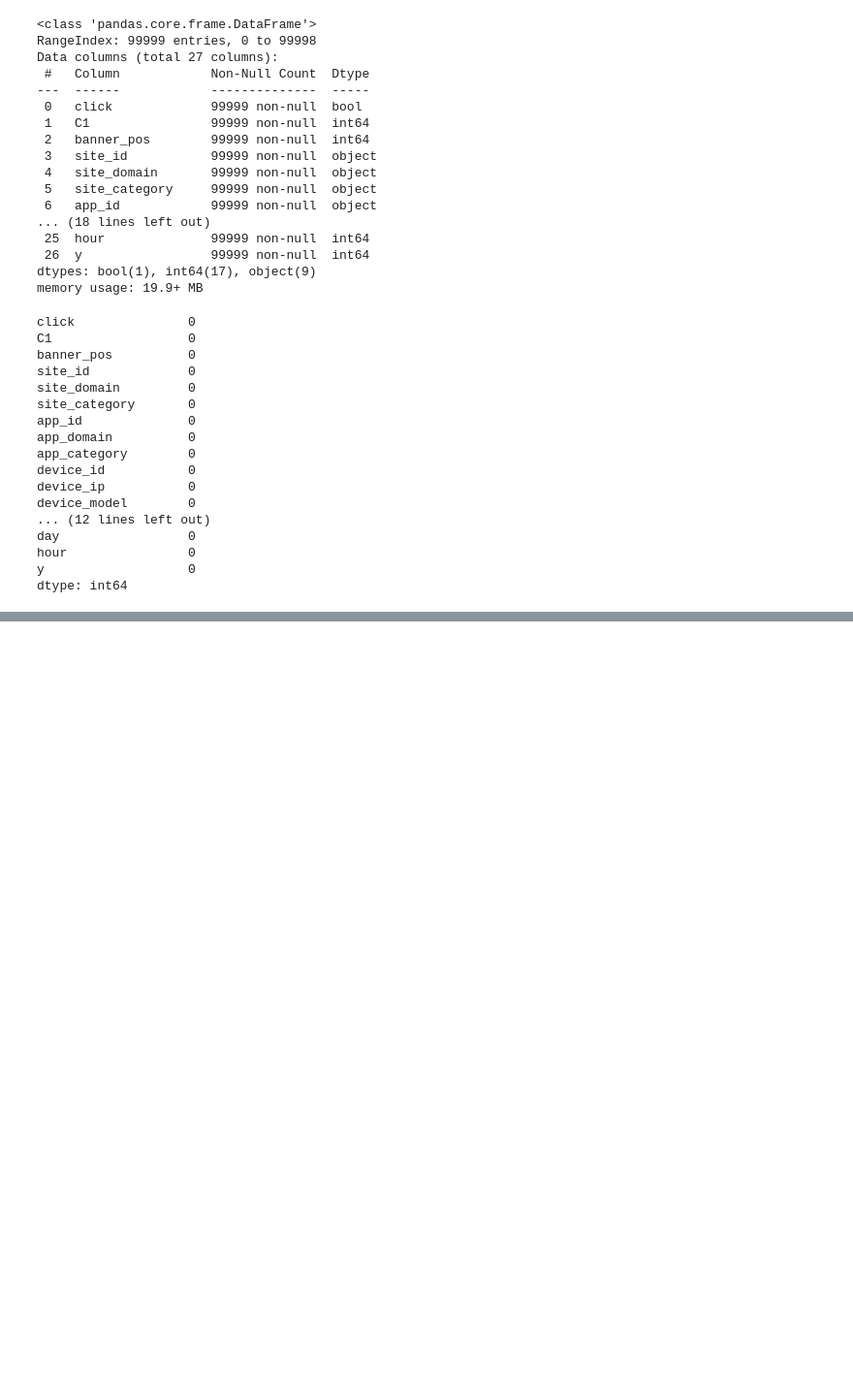
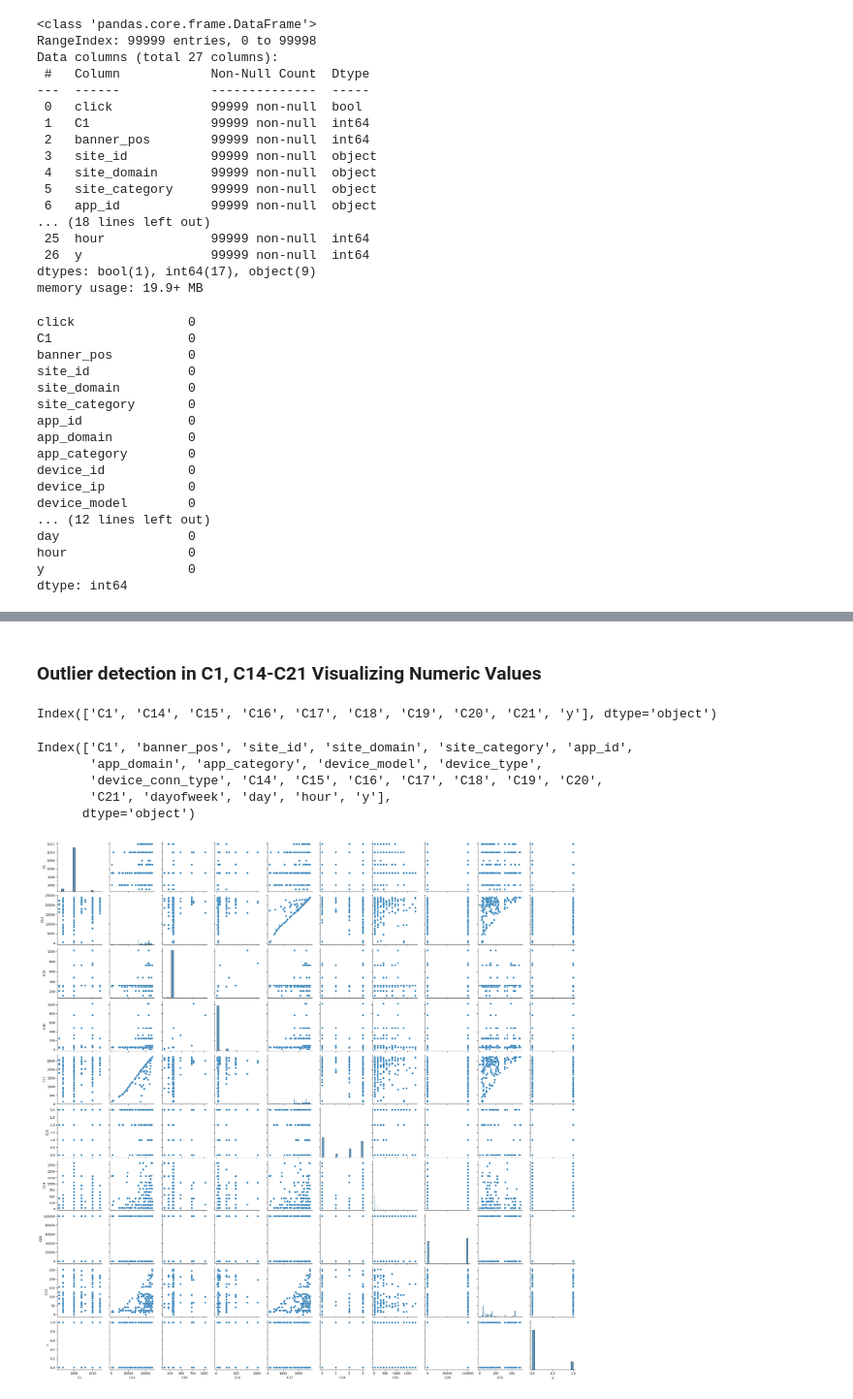
Before and after one commit to ussahil/CapstonePojectCTR, a Jupyter notebook: capstone.ipynb, the cells around one changed output, grey strips where cells are left out. Shown at 97% size. Saved outputs shown, nothing was run; the diff lists cells and outputs as text; code cells hidden in the pictures; blank space fills up the shorter version.

```diff
--- a/capstone.ipynb
+++ b/capstone.ipynb
@@ -97,0 +102,3 @@ df[df.duplicated()]
+# %%
+df.drop_duplicates(inplace=True)
+# Dropping duplicates
@@ -97,0 +147,2 @@ df[df.duplicated()]
+# %%
+df.drop(['month','click'],axis=1,inplace=True)
@@ -97,0 +299,2 @@ df[df.duplicated()]
+# %%
+df.drop(['device_ip','device_id'],axis=1,inplace=True)
@@ -97,0 +309,2 @@ df[df.duplicated()]
+# %% [markdown]
+### Outlier detection in C1, C14-C21 Visualizing Numeric Values
@@ -97,0 +314,24 @@ df[df.duplicated()]
+# %%
+# Creating dataset for numeric data
+# sns.pairplot(df)
+df_numeric = df.drop(['banner_pos', 'site_id', 'site_domain', 'site_category', 'app_id',
+       'app_domain', 'app_category', 'device_model', 'device_type',
+       'device_conn_type', 'dayofweek', 'day', 'hour'],axis=1,inplace=False)
+# %%
+df_numeric.columns
+# %% [output]
+Index(['C1', 'C14', 'C15', 'C16', 'C17', 'C18', 'C19', 'C20', 'C21', 'y'], dtype='object')
+# %%
+df.columns
+# %% [output]
+Index(['C1', 'banner_pos', 'site_id', 'site_domain', 'site_category', 'app_id',
+       'app_domain', 'app_category', 'device_model', 'device_type',
+       'device_conn_type', 'C14', 'C15', 'C16', 'C17', 'C18', 'C19', 'C20',
+       'C21', 'dayofweek', 'day', 'hour', 'y'],
+      dtype='object')
+# %%
+# Pairplot of numeric data to determine the relation
+sns.pairplot(df_numeric)
+plt.show()
+# %% [output]
+[figure, added]
```
Also changed, not shown: parts of 44 cells of this notebook.
